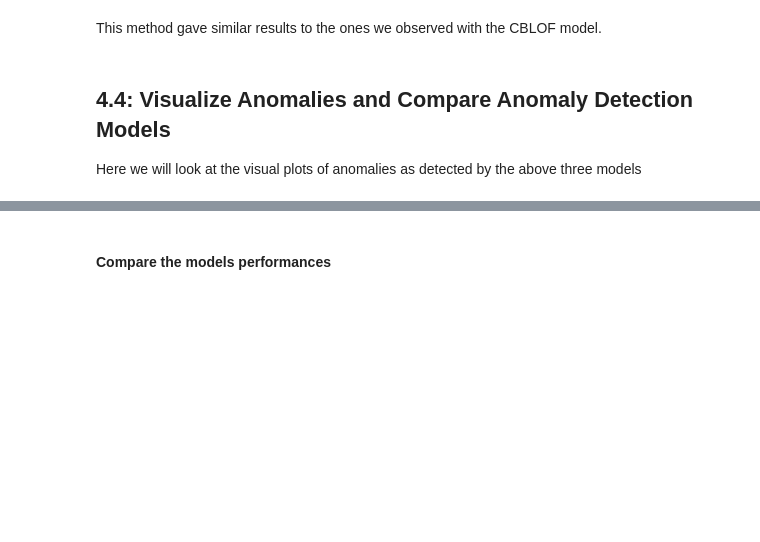
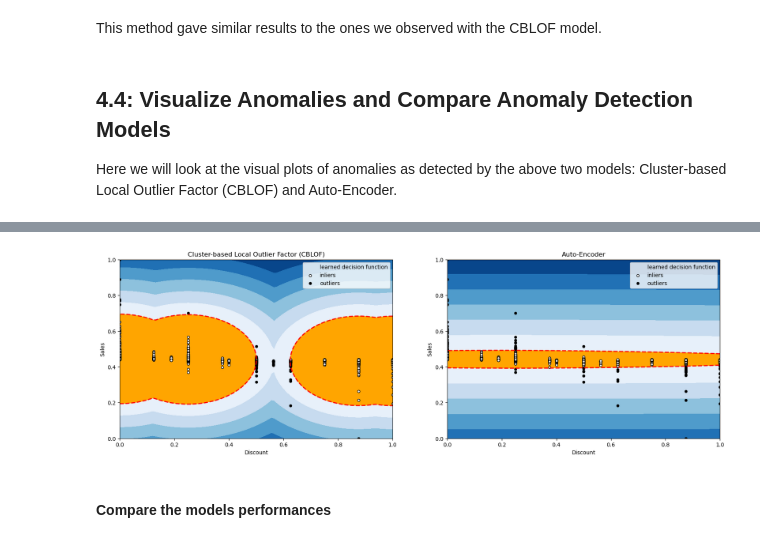
Before and after one commit to RafaelaMartelo/Anomaly-Detection-Mini-Project, a Jupyter notebook: Mini_Project_Anomaly_Detection.ipynb, the cells around one changed output, grey strips where cells are left out. Drawn from its saved outputs; the diff is of its cells as text; code cells hidden in the pictures; blank space fills up the shorter version.

```diff
--- a/Mini_Project_Anomaly_Detection.ipynb
+++ b/Mini_Project_Anomaly_Detection.ipynb
@@ -521,6 +670,5 @@ __Your Turn:__ Initialize the isolation forest model with similar hyperparameter
 # %%
 from pyod.models import iforest
 
-if_model = iforest.IsolationForest(n_estimators=100,
-                                contamination=0.01)
+if_model = iforest.IsolationForest(n_estimators=100, contamination=0.01)
 if_model.fit(subset_df)
@@ -552,8 +738,6 @@ Yes, the results show differences. Thism model identified 9993 outliers, compare
 # %%
-from pyod.models import iforest
-
-if_model = iforest.IsolationForest(n_estimators=100,
-                                contamination=0.0001)
+if_model = iforest.IsolationForest(n_estimators=10,  bootstrap = True,
+                                contamination=0.5)
 if_model.fit(subset_df)
 
 if_outlier_predictions = if_model.predict(subset_df)
@@ -623,7 +872,7 @@ This method gave similar results to the ones we observed with the CBLOF model.
 # %% [markdown]
 ## 4.4: Visualize Anomalies and Compare Anomaly Detection Models
 
-Here we will look at the visual plots of anomalies as detected by the above three models
+Here we will look at the visual plots of anomalies as detected by the above two models: Cluster-based Local Outlier Factor (CBLOF) and Auto-Encoder.
 # %%
 def visualize_anomalies(model, xx, yy, data_df, ax_obj, subplot_title):
 
@@ -673,12 +922,11 @@ def visualize_anomalies(model, xx, yy, data_df, ax_obj, subplot_title):
 # %%
 outliers_fraction = 0.01
 xx , yy = np.meshgrid(np.linspace(0, 1, 100), np.linspace(0, 1, 100))
-fig, ax = plt.subplots(1, 3, figsize=(20, 6))
+fig, ax = plt.subplots(1, 2, figsize=(20, 6))
 
-ax_objs = [ax[0], ax[1], ax[2]]
-models = [cblof_model, if_model, ae_model]
+ax_objs = [ax[0], ax[1]]
+models = [cblof_model, ae_model]
 plot_titles = ['Cluster-based Local Outlier Factor (CBLOF)',
-               'Isolation Forest',
                'Auto-Encoder']
 
 for ax_obj, model, plot_title in zip(ax_objs, models, plot_titles):
@@ -688,3 +936,4 @@ for ax_obj, model, plot_title in zip(ax_objs, models, plot_titles):
                         ax_obj=ax_obj,
                         subplot_title=plot_title)
 plt.axis('tight');
+# %% [output]
@@ -691,2 +943,3 @@ plt.axis('tight');
+[figure, added]
 # %% [markdown]
 #### Compare the models performances
```
Also changed, not shown: parts of 34 cells of this notebook.
